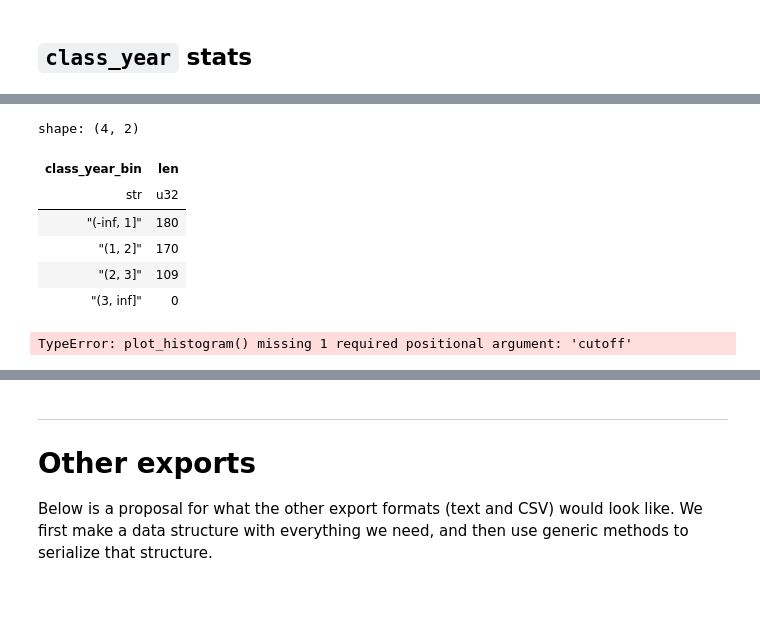
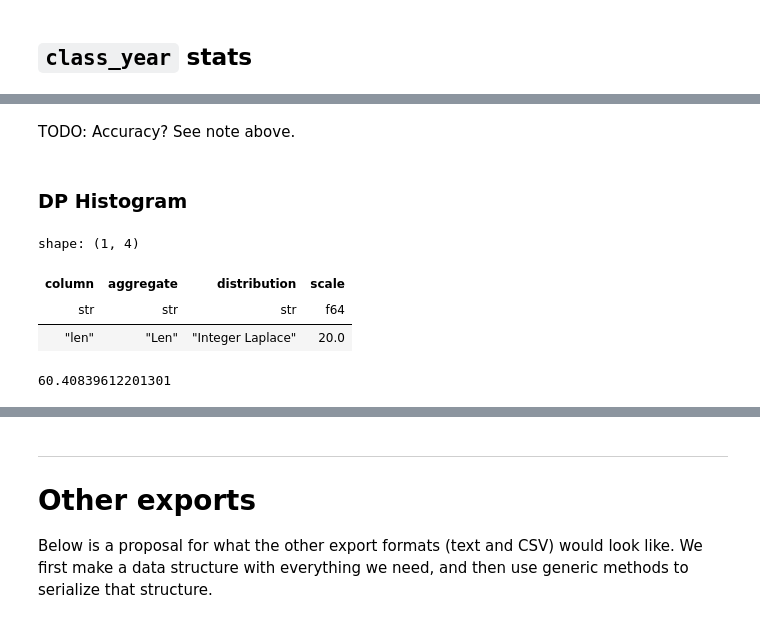
Before and after one commit to opendp/dp-wizard, a Jupyter notebook: demo.ipynb, the cells around one changed output, grey strips where cells are left out. Cells and saved outputs as stored; diff of their text form; code cells hidden in the pictures; blank space fills up the shorter version.

```diff
--- a/demo.ipynb
+++ b/demo.ipynb
@@ -274,21 +306,22 @@ shape: (1, 1)
+# %% [markdown]
+TODO: Accuracy? See note above.
+# %% [markdown]
+### DP Histogram
 # %%
-class_year_histogram = (context.query()
+class_year_histogram_query = (context.query()
         .group_by("class_year_bin")
-        .agg(pl.len().dp.noise())
-        .release()
-        .collect()
-        .sort("class_year_bin")
-)
-class_year_histogram
+        .agg(pl.len().dp.noise()))
+class_year_histogram_summary = class_year_histogram_query.summarize()
+class_year_histogram_summary
 # %% [output]
-shape: (4, 2)
+shape: (1, 4)
-| class_year_bin | len |
-| str | u32 |
-| "(-inf, 1]" | 180 |
-| "(1, 2]" | 170 |
-| "(2, 3]" | 109 |
-| "(3, inf]" | 0 |
+| column | aggregate | distribution | scale |
+| str | str | str | f64 |
+| "len" | "Len" | "Integer Laplace" | 20.0 |
-# %%
-plot_histogram(class_year_histogram, 0)
-# %% [output]
-TypeError: plot_histogram() missing 1 required positional argument: 'cutoff'
+# %%
+class_year_histogram_scale = class_year_histogram_summary['scale'].item()
+# See the "distribution" in the summary above to confirm that discrete laplacian is correct.
+class_year_histogram_95_accuracy = dp.discrete_laplacian_scale_to_accuracy(class_year_histogram_scale, 0.05)
+class_year_histogram_95_accuracy
+# %% [output]
+60.40839612201301
```
Also changed, not shown: parts of 22 cells of this notebook.
